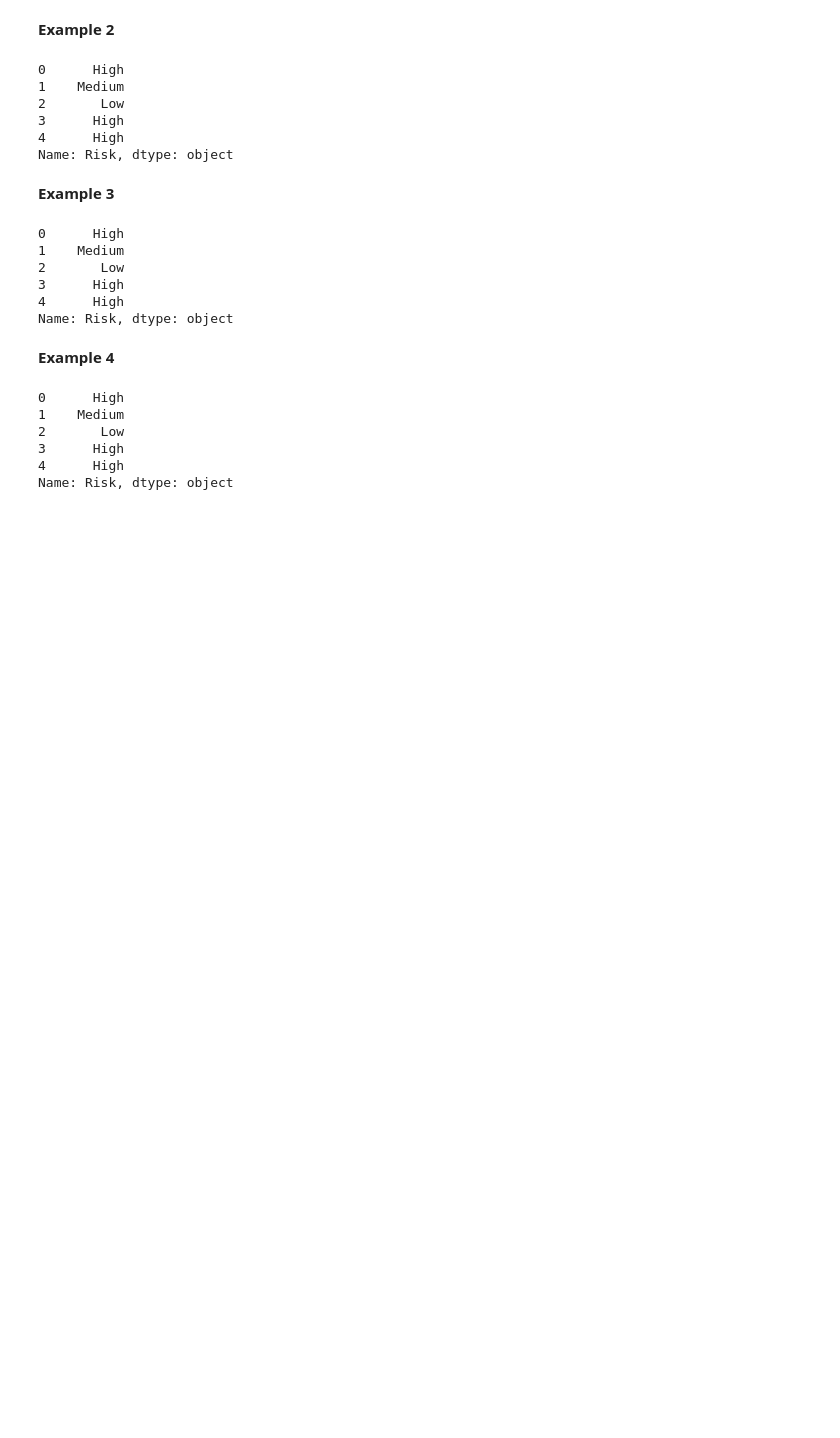
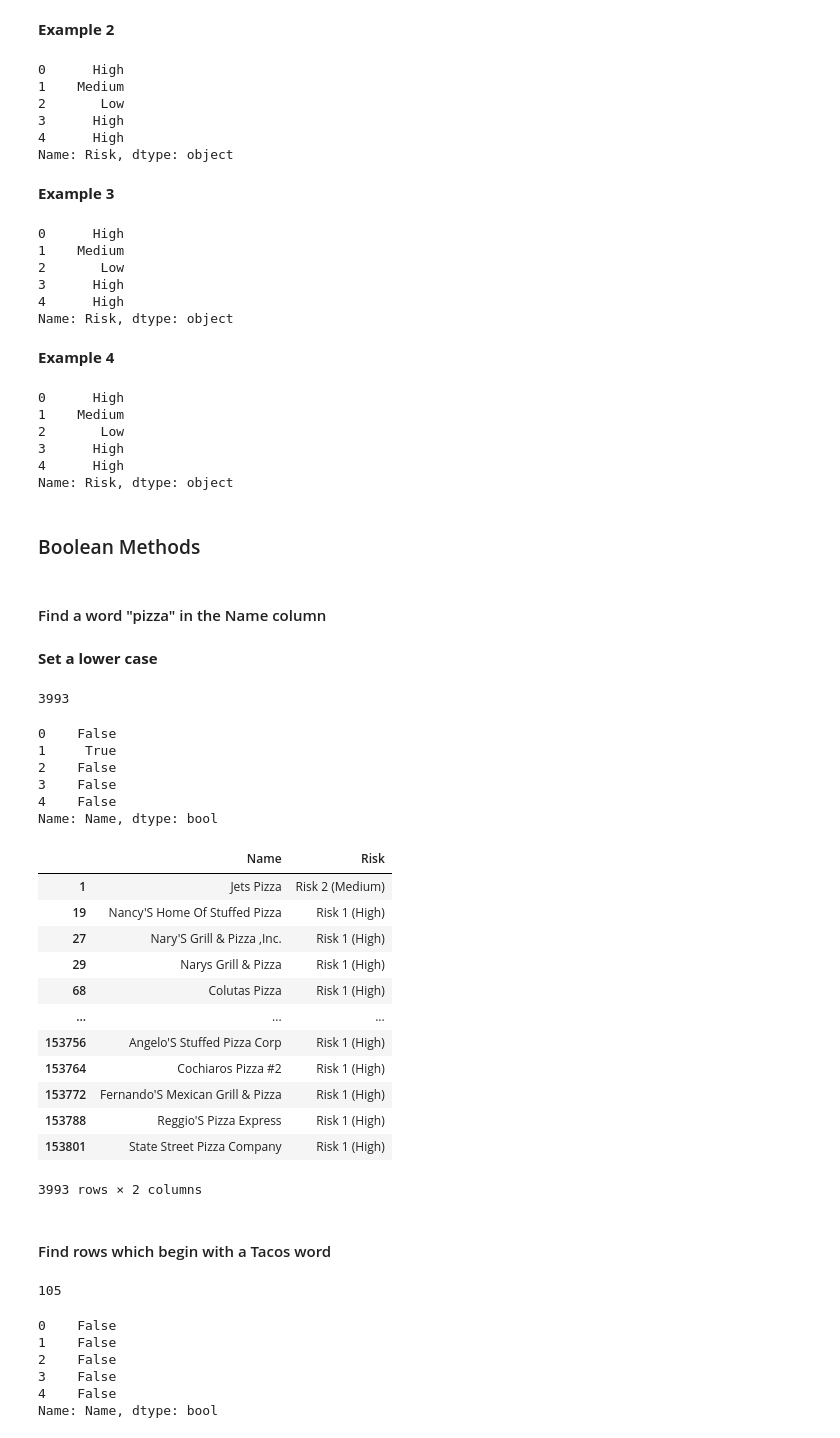
Before and after one commit to Kobzarko/PANDAS-IN-ACTION, a Jupyter notebook: Chapter 6 Text data processing/chapter_6_text_data.ipynb, the cells around one changed output. Drawn from its saved outputs; the diff is of its cells as text; code cells hidden in the pictures; blank space fills up the shorter version.

Commit message:
Add Chapter 6 bolling methods and splitting strings

```diff
--- a/Chapter 6 Text data processing/chapter_6_text_data.ipynb
+++ b/Chapter 6 Text data processing/chapter_6_text_data.ipynb
@@ -192,3 +192,54 @@ df_inspections["Risk"].str.slice(8).str.replace(")", "").head()
 3      High
 4      High
 Name: Risk, dtype: object
+# %% [markdown]
+### Boolean Methods
+# %% [markdown]
+#### Find a word "pizza" in the Name column
+# %% [markdown]
+**Set a lower case**
+# %%
+df_inspections['Name'].str.lower().str.contains('pizza').sum()
+# %% [output]
+3993
+# %%
+df_inspections['Name'].str.lower().str.contains('pizza').head()
+# %% [output]
+0    False
+1     True
+2    False
+3    False
+4    False
+Name: Name, dtype: bool
+# %%
+has_pizza=df_inspections['Name'].str.lower().str.contains('pizza')
+df_inspections[has_pizza]
+# %% [output]
+|  | Name | Risk |
+| 1 | Jets Pizza | Risk 2 (Medium) |
+| 19 | Nancy'S Home Of Stuffed Pizza | Risk 1 (High) |
+| 27 | Nary'S Grill & Pizza ,Inc. | Risk 1 (High) |
+| 29 | Narys Grill & Pizza | Risk 1 (High) |
+| 68 | Colutas Pizza | Risk 1 (High) |
+| ... | ... | ... |
+| 153756 | Angelo'S Stuffed Pizza Corp | Risk 1 (High) |
+| 153764 | Cochiaros Pizza #2 | Risk 1 (High) |
+| 153772 | Fernando'S Mexican Grill & Pizza | Risk 1 (High) |
+| 153788 | Reggio'S Pizza Express | Risk 1 (High) |
+| 153801 | State Street Pizza Company | Risk 1 (High) |
+3993 rows × 2 columns
+# %% [markdown]
+#### Find rows which begin with a Tacos word
+# %%
+df_inspections['Name'].str.lower().str.startswith('tacos').sum()
+# %% [output]
+105
+# %%
+df_inspections['Name'].str.lower().str.startswith('tacos').head()
+# %% [output]
+0    False
+1    False
+2    False
+3    False
+4    False
+Name: Name, dtype: bool
```
Also changed, not shown: parts of 32 cells of this notebook.
